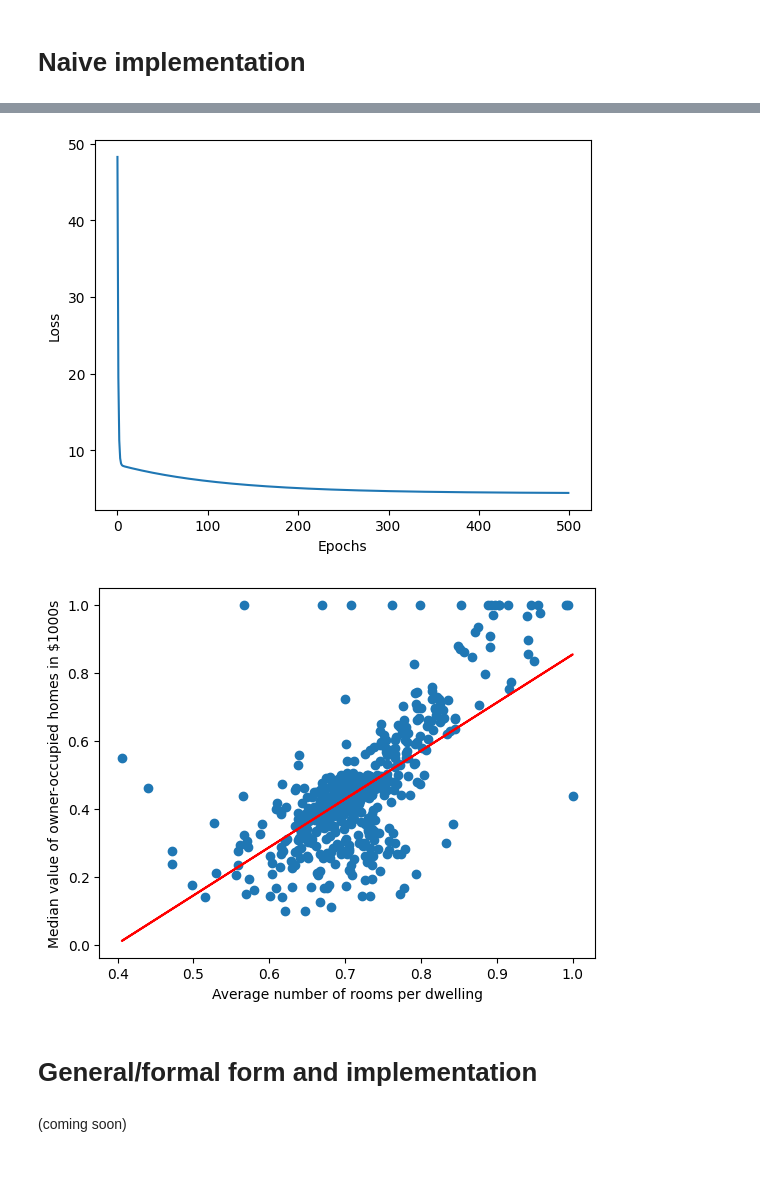
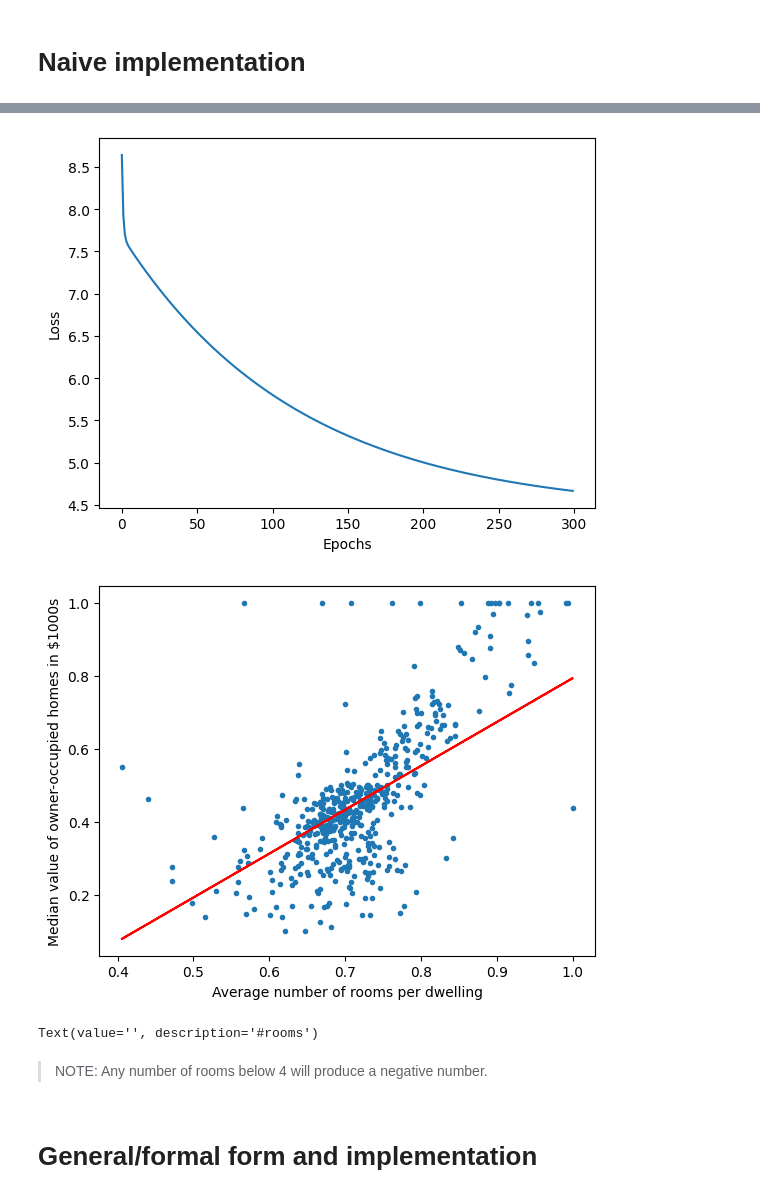
Before and after one commit to sokmontrey/machine-learning, a Jupyter notebook: linear-regression/main.ipynb, the cells around one changed output, grey strips where cells are left out. Cells and saved outputs as stored; diff of their text form; code cells hidden in the pictures; blank space fills up the shorter version.

```diff
--- a/linear-regression/main.ipynb
+++ b/linear-regression/main.ipynb
@@ -66,0 +51,12 @@ The red line above was created with slope and y-intercept (m and b) from numpy's
+# %%
+max_num_rooms = all_num_rooms.max()
+max_true_prices = all_true_prices.max()
+
+# normalize the data to be between 0 and 1
+all_num_rooms /= all_num_rooms.max()
+all_true_prices /= all_true_prices.max()
+
+good_m, good_b = 1.85, -0.85
+predictions = predict(all_num_rooms, good_m, good_b)
+
+plot(all_num_rooms, all_true_prices, predictions)
@@ -74,6 +89,6 @@ b = random.random()
 print("Initial m: ", m)
 print("Initial b: ", b)
 
-predictions = predict(rooms, m, b)
-plot(rooms, true_prices, predictions)
+predictions = predict(all_num_rooms, m, b)
+plot(all_num_rooms, all_true_prices, predictions)
 # %% [output]
@@ -83,3 +98,6 @@ Initial b:  0.8979226750917779
 # %%
 def totalLoss(predictions, targets):
     return np.sum((predictions - targets) ** 2) / 2
+
+predictions = predict(all_num_rooms, m, b)
+print("Initial loss: ", totalLoss(predictions, all_true_prices))
@@ -86,3 +105,0 @@ def totalLoss(predictions, targets):
-# %%
-predictions = predict(rooms, m, b)
-print("Initial loss: ", totalLoss(predictions, true_prices))
@@ -103,11 +147,14 @@ def calculateBetterParameters(inputs, targets, m, b, learning_rate):
 # %%
-epochs = 500
+m = random.random()
+b = random.random()
+
+epochs = 300
 loss_history = []
 
 for i in range(epochs):
-    m, b = calculateBetterParameters(rooms, true_prices, m, b, 0.002) # update m and b
-    predictions = predict(rooms, m, b)
-    loss_history.append(totalLoss(predictions, true_prices))
+    m, b = calculateBetterParameters(all_num_rooms, all_true_prices, m, b, 0.002) # update m and b
+    predictions = predict(all_num_rooms, m, b)
+    loss_history.append(totalLoss(predictions, all_true_prices))
 
 print("Final loss: ", loss_history[-1])
 plt.plot(loss_history)
@@ -115,5 +162,5 @@ plt.xlabel('Epochs')
 plt.ylabel('Loss')
 plt.show()
 
-plot(rooms, true_prices, predictions) # plot the final predictions (custom m and b)
+plot(all_num_rooms, all_true_prices, predictions) # plot the final predictions (custom m and b)
 # %% [output]
@@ -121,6 +168,23 @@ Final loss:  4.464704843950545
-[figure, old version]
+[figure, new version]
-[figure, old version]
+[figure, new version]
+# %%
+def on_submit(change):
+    if not change.new.replace(".", "", 1).isdigit():
+        print("Please enter a number")
+        return
+    rooms = float(change.new)
+    price = predict(rooms / max_num_rooms, m, b)
+    clear_output(wait=True)
+    display(input_form)
+    print("Number of rooms: ", rooms)
+    print("Predicted price: ", '{:,}'.format(int(price * max_true_prices * 1000)), "$")
+
+input_form = widgets.Text(description="#rooms")
+input_form.observe(on_submit, names='value')
+display(input_form)
+# %% [output]
+Text(value='', description='#rooms')
+# %% [markdown]
+> NOTE: Any number of rooms below 4 will produce a negative number.
 # %% [markdown]
 # General/formal form and implementation
-# %% [markdown]
-(coming soon)
```
Also changed, not shown: parts of 18 cells of this notebook.
